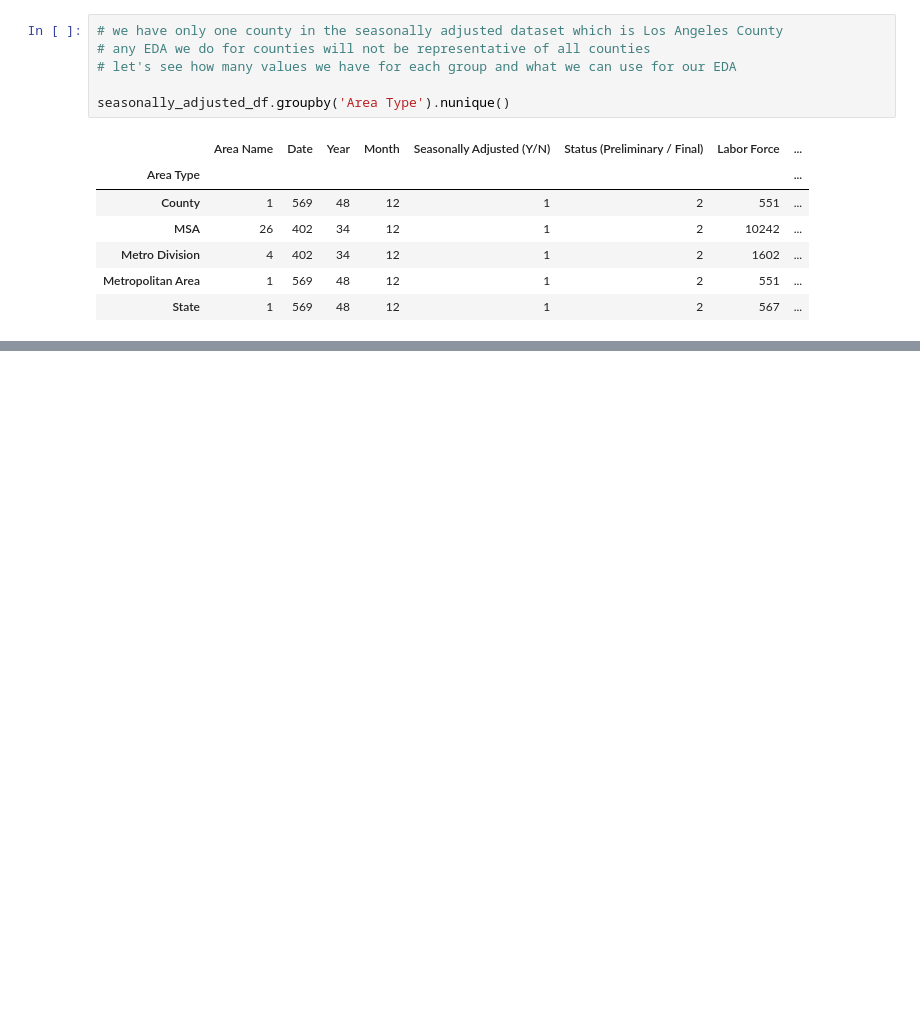
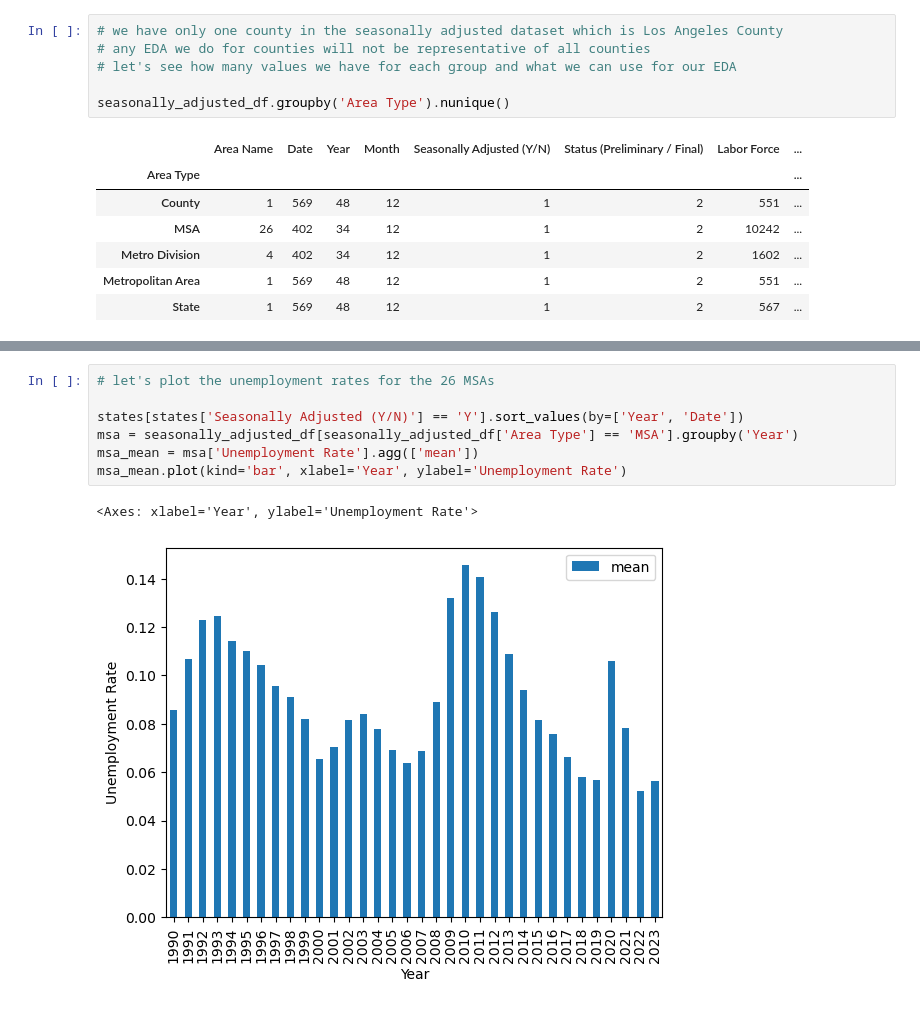
Before and after one commit to Tinashe-04/LocalAreaUnemploymentStatistics, a Jupyter notebook: Local Area Unemployment Stats.ipynb, the cells around one changed output, grey strips where cells are left out. Cells and saved outputs as stored; diff of their text form; blank space fills up the shorter version.

```diff
--- a/Local Area Unemployment Stats.ipynb
+++ b/Local Area Unemployment Stats.ipynb
@@ -192,0 +234,10 @@ seasonally_adjusted_df.groupby('Area Type')['Area Name'].nunique().plot(kind='ba
+# %%
+# let's plot the unemployment rates for the 26 MSAs
+
+states[states['Seasonally Adjusted (Y/N)'] == 'Y'].sort_values(by=['Year', 'Date'])
+msa = seasonally_adjusted_df[seasonally_adjusted_df['Area Type'] == 'MSA'].groupby('Year')
+msa_mean = msa['Unemployment Rate'].agg(['mean'])
+msa_mean.plot(kind='bar', xlabel='Year', ylabel='Unemployment Rate')
+# %% [output]
+<Axes: xlabel='Year', ylabel='Unemployment Rate'>
+[figure, added]
```
Also changed, not shown: parts of 10 cells of this notebook.
